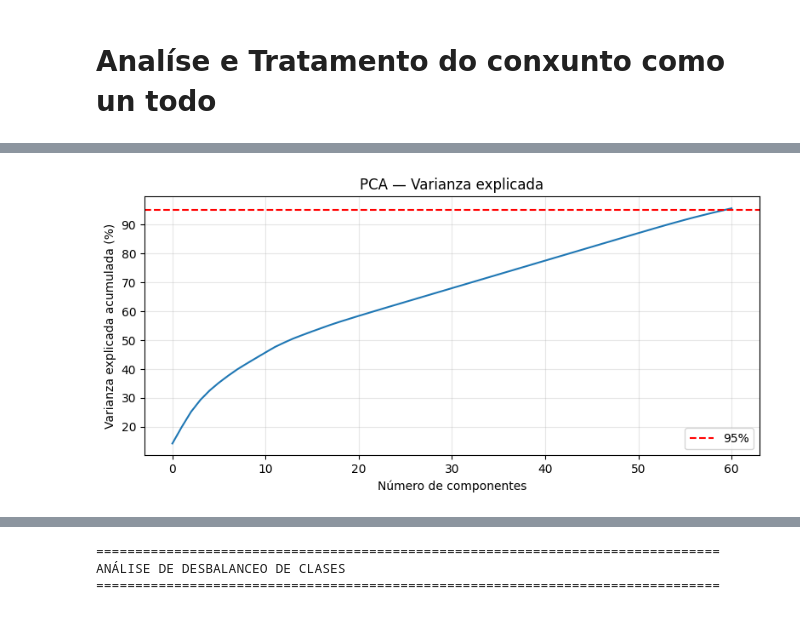
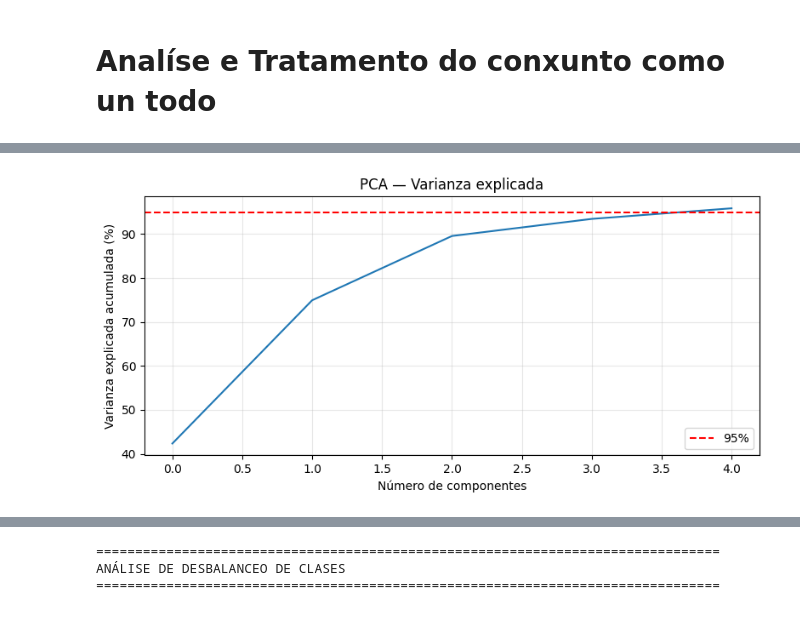
Before and after one commit to pabloChantada/cyber, a Jupyter notebook: analisis.ipynb, the cells around one changed output, grey strips where cells are left out. Saved outputs shown, nothing was run; the diff lists cells and outputs as text; code cells hidden in the pictures.

Commit message:
add: finalizar notebook y requirements actualizados

```diff
--- a/analisis.ipynb
+++ b/analisis.ipynb
@@ -794,12 +1057,16 @@ Index(['FlowDuration', 'TotalFwdPackets', 'TotalBackwardPackets',
 # %%
-df_sample = df.groupby('Label', group_keys=False).apply(
-    lambda x: x.sample(min(len(x), int(100_000 * len(x) / len(df))), random_state=42)
-).sample(frac=1, random_state=42).reset_index(drop=True)
+from sklearn.model_selection import StratifiedShuffleSplit
+
+sss = StratifiedShuffleSplit(n_splits=1, train_size=100_000, random_state=42)
+idx, _ = next(sss.split(df_norm, df_norm['Label']))
+df_sample_norm = df_norm.iloc[idx].reset_index(drop=True)
 
 # Restaurar Label si se perdió
-if 'Label' not in df_sample.columns:
-    df_sample['Label'] = df_sample.index.map(df['Label'])
+if 'Label' not in df_sample_norm.columns:
+    df_sample_norm['Label'] = df_sample_norm.index.map(df_norm['Label'])
 
-print(f"Sample: {df_sample.shape}")
-print(df_sample['Label'].value_counts())
+print(f"Sample: {df_sample_norm.shape}")
+print(df_sample_norm['Label'].value_counts())
+
+print(df_norm['Label'].value_counts())
 # %% [output]
@@ -884,32 +1246,49 @@ Falling back to random initialisation!
 # %%
 from sklearn.decomposition import PCA
-# ── PCA + SELECCIÓN DE FEATURES ───────────────────────────────────────────────
-from sklearn.decomposition import PCA
-from sklearn.preprocessing import StandardScaler
 
-cols_to_drop = [c for c in ["FlowID", "SourceIP", "DestinationIP", "Timestamp", "Label"] if c in df_sample.columns]
-features_sample = df_sample.drop(columns=cols_to_drop).select_dtypes(include=[np.number])
+
+cols_to_drop_pca = (
+    [c for c in df_norm.columns if c.startswith('src_')]
+    + [c for c in df_norm.columns if c.startswith('dst_')]
+    + [c for c in df_norm.columns if c.startswith('protocolo_')]
+    + ['FINFlagCount', 'SYNFlagCount', 'RSTFlagCount', 'PSHFlagCount',
+       'ACKFlagCount', 'URGFlagCount', 'CWEFlagCount', 'ECEFlagCount',
+       'FwdPSHFlags', 'FwdURGFlags', 'Down/UpRatio',
+       'FlowID', 'SourceIP', 'DestinationIP', 'Timestamp', 'Label']
+)
+
+features_sample = df_sample_norm.drop(columns=cols_to_drop_pca, errors='ignore').select_dtypes(include=[np.number])
 features_sample = features_sample.replace([np.inf, -np.inf], np.nan).dropna()
-labels_aligned = df_sample.loc[features_sample.index, 'Label']
-
-scaler = StandardScaler()
-X_scaled = scaler.fit_transform(features_sample)
-del features_sample
 
 pca = PCA(n_components=0.95, svd_solver='full', random_state=42)
-pca.fit(X_scaled)
-del X_scaled
+pca.fit(features_sample.values)
 
 n_components_95 = len(pca.components_)
-print(f"Components needed for 95% variance: {n_components_95} / {df_sample.shape[1]-1}")
+feature_names = features_sample.columns
+del features_sample
 
 loadings = np.abs(pca.components_)
 col_importance = loadings.max(axis=0)
 top_col_indices = np.argsort(col_importance)[::-1][:n_components_95]
-feature_names = df_sample.drop(columns=cols_to_drop + ['Label'], errors='ignore').select_dtypes(include=[np.number]).columns
-cols_to_keep = feature_names[top_col_indices].tolist()
-print(f"Kept {len(cols_to_keep)} columns:")
-print(cols_to_keep)
+
+pca_importance = pd.DataFrame({
+    'feature': feature_names,
+    'importance': col_importance
+}).sort_values('importance', ascending=False).reset_index(drop=True)
+
+print(f"Components needed for 95% variance: {n_components_95} / {len(feature_names)}")
+print("\nTop 10 features más importantes (PCA):")
+for i, row in pca_importance.head(10).iterrows():
+    print(f"  {i+1:2d}. {row['feature']:<40} {row['importance']:.4f}")
+
+print("\nTop 10 features menos importantes:")
+for i, row in pca_importance.tail(10).iterrows():
+    print(f"  {i+1:2d}. {row['feature']:<40} {row['importance']:.4f}")
+
+cols_to_keep = pca_importance.head(n_components_95)['feature'].tolist()
+ohe_cols = [c for c in df_norm.columns if c.startswith('src_') or c.startswith('dst_') or c.startswith('protocolo_')]
+df_reduced = df_norm[cols_to_keep + ohe_cols + ['Label']]
+print(f"\nShape final: {df_reduced.shape}")
 
 # Varianza explicada acumulada
 plt.figure(figsize=(8, 4))
@@ -922,6 +1301,4 @@ plt.legend()
 plt.grid(alpha=0.3)
 plt.tight_layout()
 plt.show()
-
-df_filtered_sample = df_sample[cols_to_keep + ["Label"]]
 # %% [output]
@@ -931 +1322 @@ Kept 61 columns:
-[figure, old version]
+[figure, new version]
```
Also changed, not shown: parts of 90 cells of this notebook, 1 other file.
